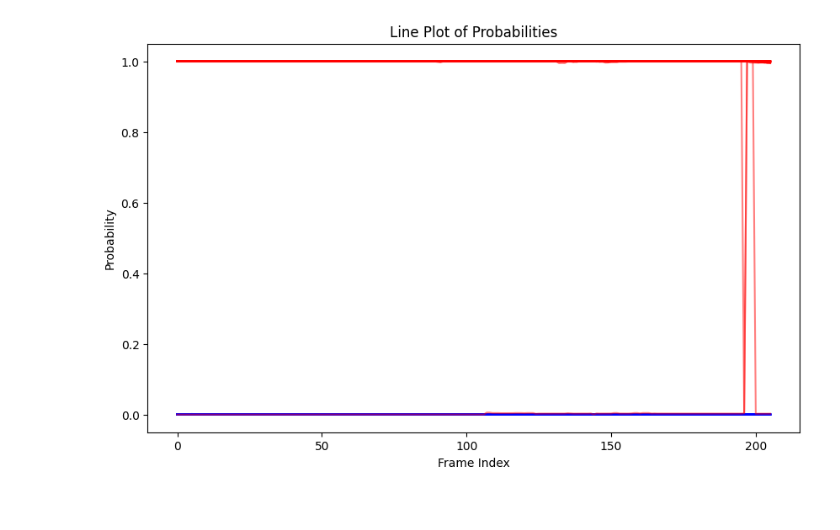
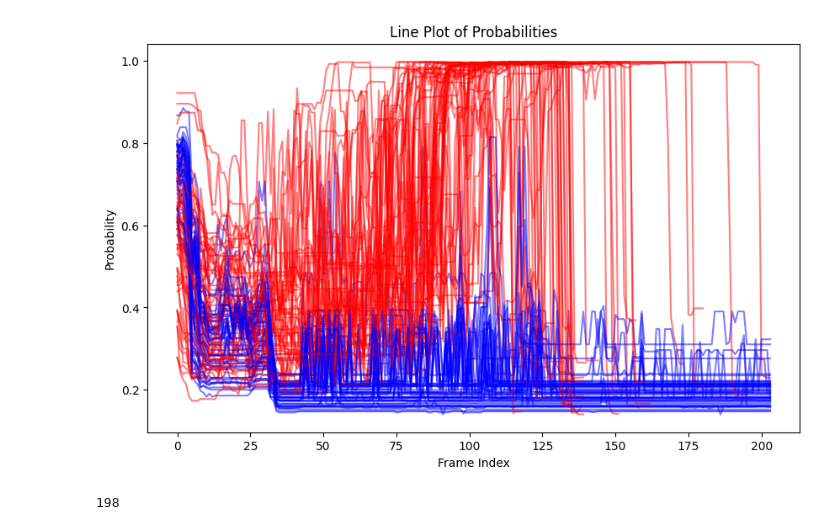
Before and after one commit to lygeng0427/BAKU, a Jupyter notebook: baku/visualize.ipynb, the cells around one changed output. Saved outputs shown, nothing was run; the diff lists cells and outputs as text; code cells hidden in the pictures.

Commit message:
visualize and padding stuff solved

```diff
--- a/baku/visualize.ipynb
+++ b/baku/visualize.ipynb
@@ -1,26 +1,29 @@
 # %%
 import ast
 import matplotlib.pyplot as plt
 import pandas as pd
 
-csv_path = '/home/lgeng/BAKU/baku/exp_local/eval/2024.07.08_supervised_eval/deterministic/120340_hidden_dim_256/probs.csv'
+csv_path = '/home/lgeng/BAKU/baku/exp_local/eval/2024.07.17_supervised_eval/deterministic/121829_hidden_dim_256/probs.csv'
 data = pd.read_csv(csv_path)
 # Convert the 'Probs' column from string representation of lists to actual lists
 data['Probs'] = data['Probs'].apply(ast.literal_eval)
 
 # Create a line plot
 plt.figure(figsize=(10, 6))
 
 # Plot each row in the 'Probs' column
 for idx, row in data.iterrows():
     # if row['Labels'] == 0:
         color = 'blue' if row['Labels'] == 0 else 'red'
         plt.plot(row['Probs'], color=color, alpha=0.5, label='{}'.format("success" if row['Labels'] == 1 else "failure"))
 
 plt.xlabel('Frame Index')
 plt.ylabel('Probability')
-# plt.legend(prop={'size': 5})
 plt.title('Line Plot of Probabilities')
 plt.show()
 # %% [output]
-[figure, old version]
+[figure, new version]
+# %%
+len(data['Probs'][3])
+# %% [output]
+198
```
Also changed, not shown: parts of 3 cells of this notebook, 10 other files.
